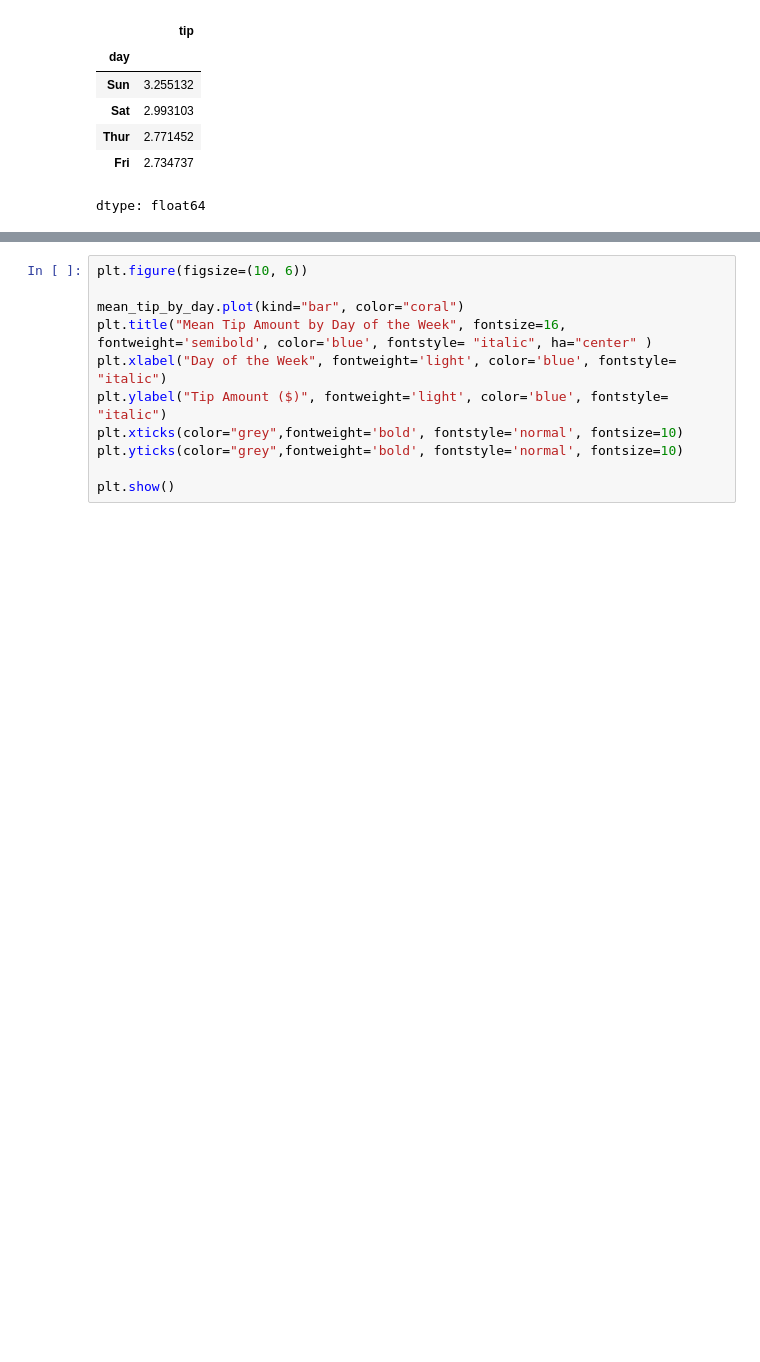
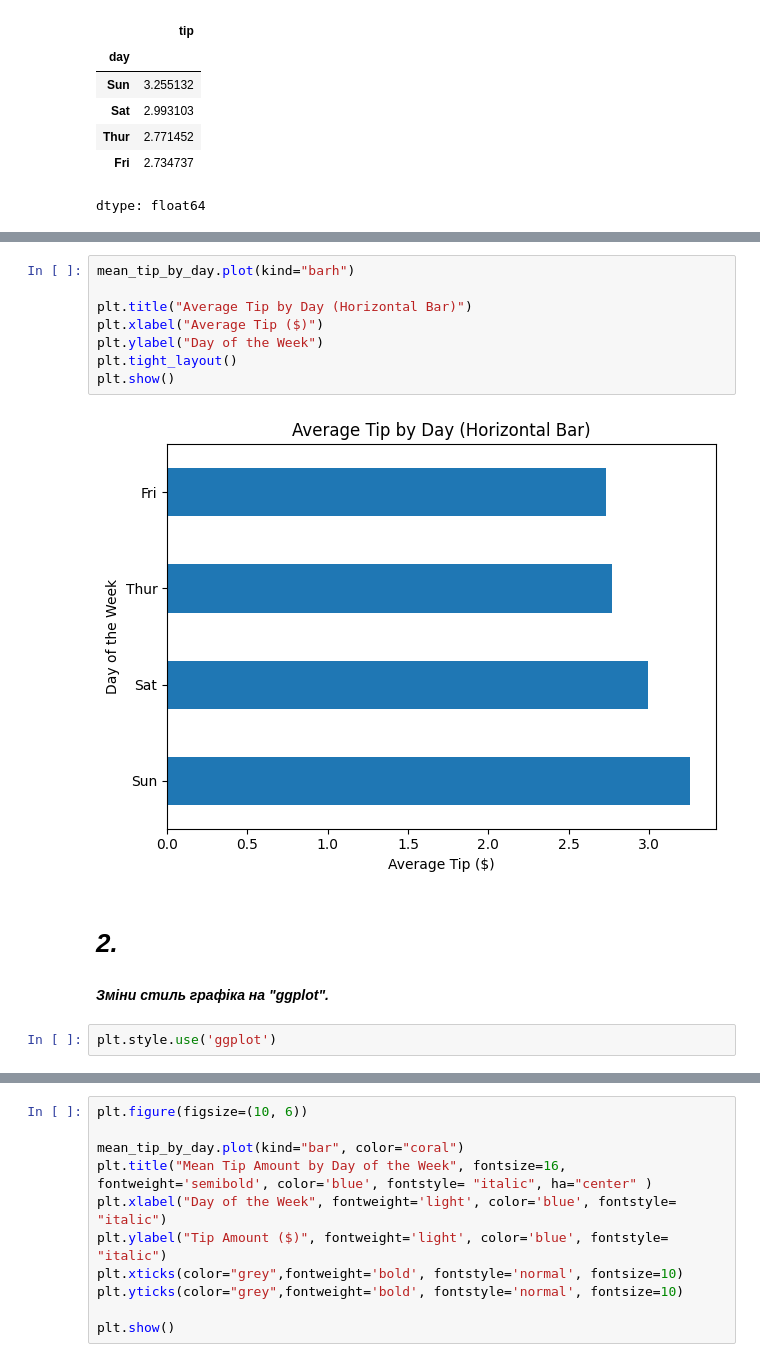
Before and after one commit to MariiaSam/data_science, a Jupyter notebook: Matplotlib_Customizing_Plots.ipynb, the cells around one changed output, grey strips where cells are left out. Drawn from its saved outputs; the diff is of its cells as text; blank space fills up the shorter version.

```diff
--- a/Matplotlib_Customizing_Plots.ipynb
+++ b/Matplotlib_Customizing_Plots.ipynb
@@ -35,0 +59,16 @@ dtype: float64
+# %%
+mean_tip_by_day.plot(kind="barh")
+
+plt.title("Average Tip by Day (Horizontal Bar)")
+plt.xlabel("Average Tip ($)")
+plt.ylabel("Day of the Week")
+plt.tight_layout()
+plt.show()
+# %% [output]
+[figure, added]
+# %% [markdown]
+# ***2.***
+# %% [markdown]
+***Зміни стиль графіка на "ggplot".***
+# %%
+plt.style.use('ggplot')
```
Also changed, not shown: parts of 11 cells of this notebook.
